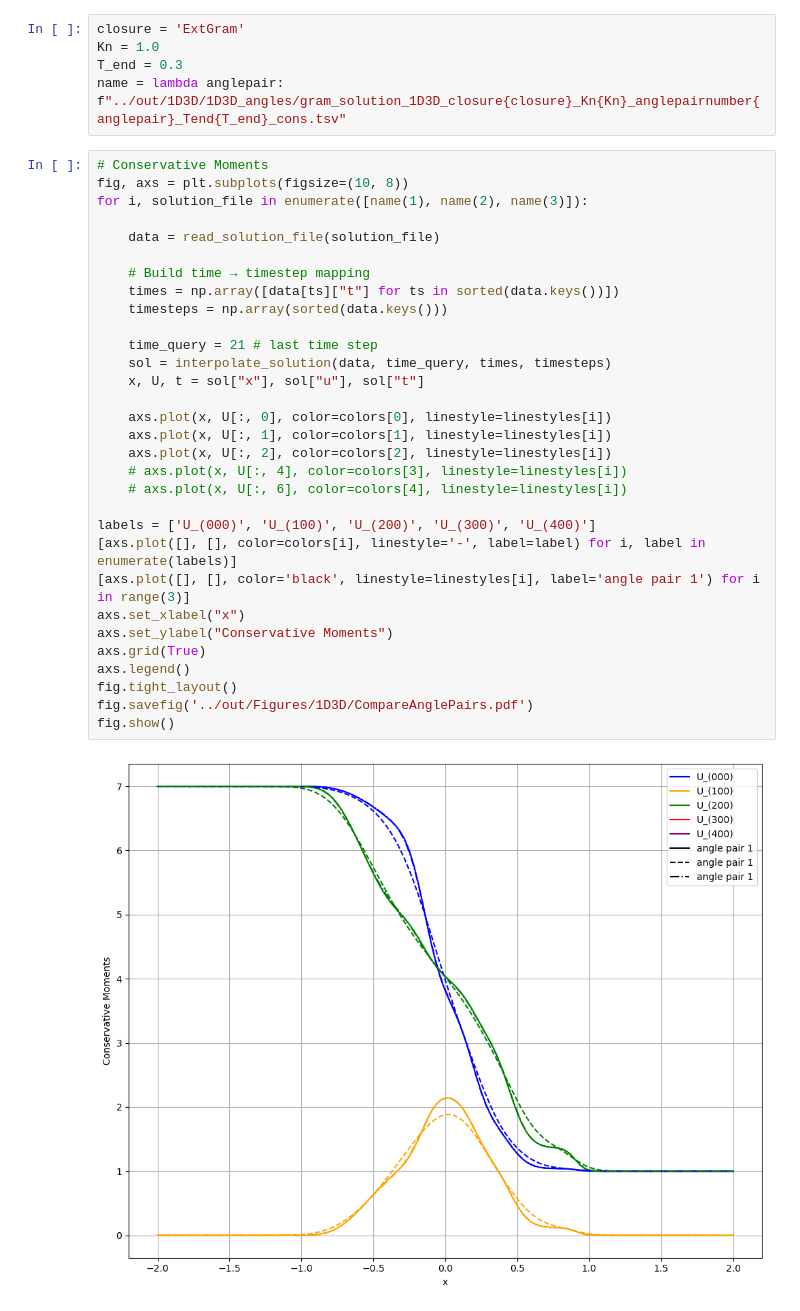
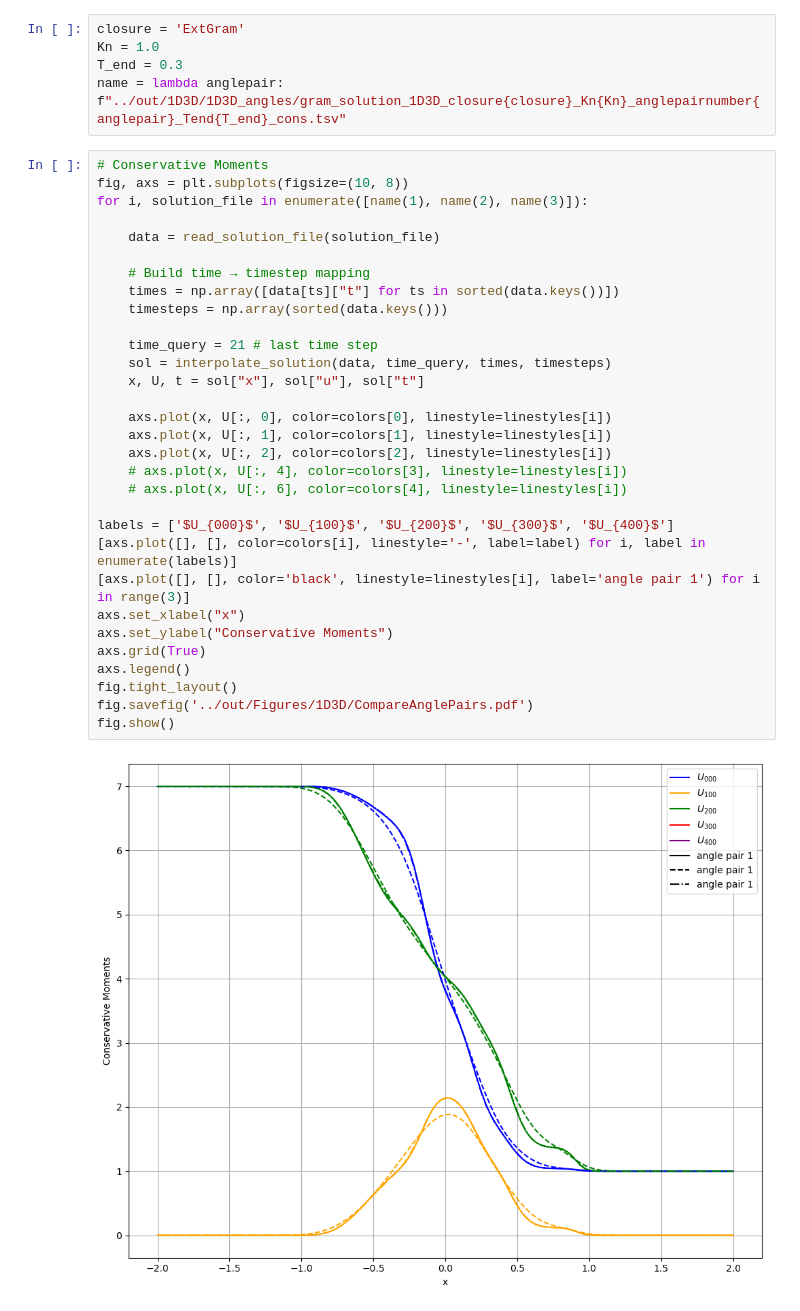
Before and after one commit to JanHab/ExtGram.jl, a Jupyter notebook: notebooks/1D3D.ipynb, the cells around one changed output. Saved outputs shown, nothing was run; the diff lists cells and outputs as text.

Commit message:
refined plotting

```diff
--- a/notebooks/1D3D.ipynb
+++ b/notebooks/1D3D.ipynb
@@ -156,32 +156,32 @@ name = lambda anglepair: f"../out/1D3D/1D3D_angles/gram_solution_1D3D_closure{cl
 # Conservative Moments
 fig, axs = plt.subplots(figsize=(10, 8))
 for i, solution_file in enumerate([name(1), name(2), name(3)]):
 
     data = read_solution_file(solution_file)
 
     # Build time → timestep mapping
     times = np.array([data[ts]["t"] for ts in sorted(data.keys())])
     timesteps = np.array(sorted(data.keys()))
 
     time_query = 21 # last time step
     sol = interpolate_solution(data, time_query, times, timesteps)
     x, U, t = sol["x"], sol["u"], sol["t"]
 
     axs.plot(x, U[:, 0], color=colors[0], linestyle=linestyles[i])
     axs.plot(x, U[:, 1], color=colors[1], linestyle=linestyles[i])
     axs.plot(x, U[:, 2], color=colors[2], linestyle=linestyles[i])
     # axs.plot(x, U[:, 4], color=colors[3], linestyle=linestyles[i])
     # axs.plot(x, U[:, 6], color=colors[4], linestyle=linestyles[i])
 
-labels = ['U_(000)', 'U_(100)', 'U_(200)', 'U_(300)', 'U_(400)']
+labels = ['$U_{000}$', '$U_{100}$', '$U_{200}$', '$U_{300}$', '$U_{400}$']
 [axs.plot([], [], color=colors[i], linestyle='-', label=label) for i, label in enumerate(labels)]
 [axs.plot([], [], color='black', linestyle=linestyles[i], label='angle pair 1') for i in range(3)]
 axs.set_xlabel("x")
 axs.set_ylabel("Conservative Moments")
 axs.grid(True)
 axs.legend()
 fig.tight_layout()
 fig.savefig('../out/Figures/1D3D/CompareAnglePairs.pdf')
 fig.show()
 # %% [output]
-[figure, old version]
+[figure, new version]
```
Also changed, not shown: parts of 4 cells of this notebook, 4 other files.
